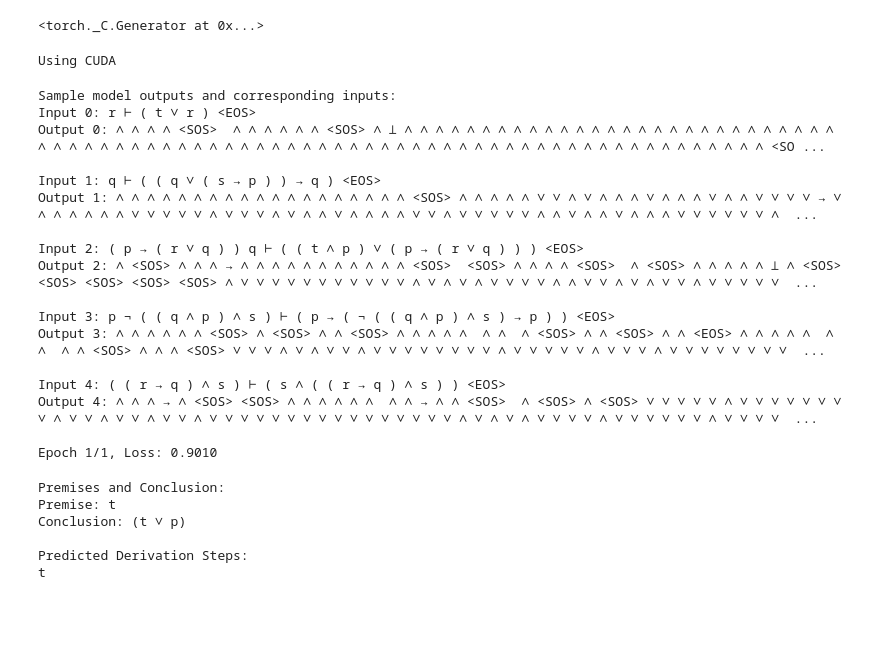
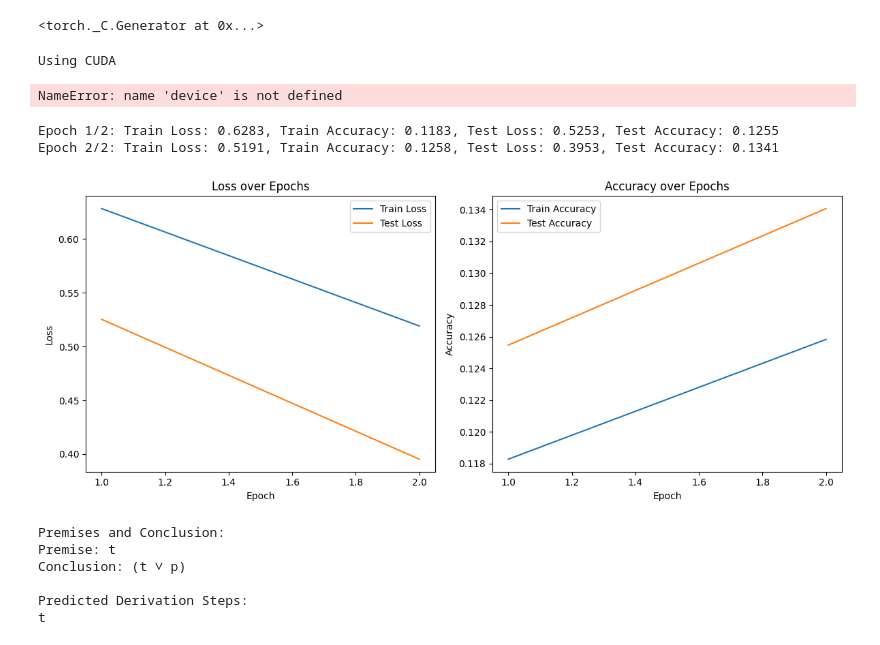
Before and after one commit to stereifberger/logical_derivations_with_transformers, a Jupyter notebook: implementation.ipynb, the cells around one changed output. Saved outputs shown, nothing was run; the diff lists cells and outputs as text; code cells hidden in the pictures; blank space fills up the shorter version.

```diff
--- a/implementation.ipynb
+++ b/implementation.ipynb
@@ -20,14 +22,19 @@ torch.manual_seed(42)
 # %%
 # Prepare data
-total_samples = 50000
+total_samples = 80000
 batch_size = 32
 data_inputs, data_targets, max_input_len, max_target_len = utils.prepare_data(num_samples=total_samples)
 t_nu = 5
 vocab_size = t_nu + 11  # Number of symbols including PAD, SOS, EOS
+inputs_train, inputs_test, targets_train, targets_test = train_test_split(
+    data_inputs, data_targets, test_size=0.2, random_state=42
+)
 
 # Construct data loader
-data = list(zip(data_inputs, data_targets))
-data_loader = DataLoader(data, batch_size=batch_size, shuffle=True, collate_fn=train_test.collate_batch)
+train_data = list(zip(inputs_train, targets_train))
+test_data = list(zip(inputs_test, targets_test))
+train_data_loader = DataLoader(train_data, batch_size=batch_size, shuffle=True, collate_fn=train_test.collate_batch)
+test_data_loader = DataLoader(test_data, batch_size=batch_size, shuffle=True, collate_fn=train_test.collate_batch)
 # %%
 # Model parameters
 input_dim = vocab_size
@@ -39,6 +46,7 @@ num_layers = 3
 dropout = 0.1
 
 # Check for avaiable GPU
+device = torch.device('cuda' if torch.cuda.is_available() else 'cpu')
 if torch.cuda.is_available():
     print("Using CUDA")
 else:
@@ -50,26 +58,13 @@ decoder = architectures.TransformerDecoder(output_dim, emb_dim, num_heads, hidde
 model = architectures.Seq2SeqTransformer(encoder, decoder, device).to(device)
 # %% [output]
 Using CUDA
+NameError: name 'device' is not defined
 # %%
 # Train the model
-model = train_test.train_model(model, data_loader, num_epochs=1, learning_rate=1e-4)
+model = train_test.train_test_model(model, train_data_loader, test_data_loader, num_epochs=2, learning_rate=1e-4)
 # %% [output]
-Sample model outputs and corresponding inputs:
-Input 0: r ⊢ ( t ∨ r ) <EOS>
-Output 0: ∧ ∧ ∧ ∧ <SOS>  ∧ ∧ ∧ ∧ ∧ ∧ <SOS> ∧ ⊥ ∧ ∧ ∧ ∧ ∧ ∧ ∧ ∧ ∧ ∧ ∧ ∧ ∧ ∧ ∧ ∧ ∧ ∧ ∧ ∧ ∧ ∧ ∧ ∧ ∧ ∧ ∧ ∧ ∧ ∧ ∧ ∧ ∧ ∧ ∧ ∧ ∧ ∧ ∧ ∧ ∧ ∧ ∧ ∧ ∧ ∧ ∧ ∧ ∧ ∧ ∧ ∧ ∧ ∧ ∧ ∧ ∧ ∧ ∧ ∧ ∧ ∧ ∧ ∧ ∧ ∧ ∧ ∧ ∧ ∧ ∧ ∧ ∧ ∧ ∧ <SO ...
-
-Input 1: q ⊢ ( ( q ∨ ( s → p ) ) → q ) <EOS>
-Output 1: ∧ ∧ ∧ ∧ ∧ ∧ ∧ ∧ ∧ ∧ ∧ ∧ ∧ ∧ ∧ ∧ ∧ ∧ ∧ <SOS> ∧ ∧ ∧ ∧ ∧ ∨ ∨ ∧ ∨ ∧ ∧ ∧ ∨ ∧ ∧ ∧ ∨ ∧ ∧ ∨ ∨ ∨ ∨ → ∨ ∧ ∧ ∧ ∧ ∧ ∧ ∨ ∨ ∨ ∨ ∨ ∧ ∨ ∨ ∨ ∧ ∨ ∧ ∧ ∨ ∧ ∧ ∧ ∧ ∨ ∨ ∧ ∨ ∨ ∨ ∨ ∨ ∧ ∧ ∨ ∧ ∧ ∨ ∧ ∧ ∧ ∨ ∨ ∨ ∨ ∨ ∨ ∧  ...
-
-Input 2: ( p → ( r ∨ q ) ) q ⊢ ( ( t ∧ p ) ∨ ( p → ( r ∨ q ) ) ) <EOS>
-Output 2: ∧ <SOS> ∧ ∧ ∧ → ∧ ∧ ∧ ∧ ∧ ∧ ∧ ∧ ∧ ∧ ∧ <SOS>  <SOS> ∧ ∧ ∧ ∧ <SOS>  ∧ <SOS> ∧ ∧ ∧ ∧ ∧ ⊥ ∧ <SOS> <SOS> <SOS> <SOS> <SOS> ∧ ∨ ∨ ∨ ∨ ∨ ∨ ∨ ∨ ∨ ∨ ∨ ∧ ∨ ∧ ∨ ∧ ∨ ∨ ∨ ∨ ∧ ∧ ∨ ∨ ∧ ∨ ∧ ∨ ∨ ∧ ∨ ∨ ∨ ∨ ∨  ...
-
-Input 3: p ¬ ( ( q ∧ p ) ∧ s ) ⊢ ( p → ( ¬ ( ( q ∧ p ) ∧ s ) → p ) ) <EOS>
-Output 3: ∧ ∧ ∧ ∧ ∧ ∧ <SOS> ∧ <SOS> ∧ ∧ <SOS> ∧ ∧ ∧ ∧ ∧  ∧ ∧  ∧ <SOS> ∧ ∧ <SOS> ∧ ∧ <EOS> ∧ ∧ ∧ ∧ ∧  ∧ ∧  ∧ ∧ <SOS> ∧ ∧ ∧ <SOS> ∨ ∨ ∨ ∧ ∨ ∧ ∨ ∨ ∧ ∨ ∨ ∨ ∨ ∨ ∨ ∨ ∨ ∧ ∨ ∨ ∨ ∨ ∨ ∧ ∨ ∨ ∨ ∧ ∨ ∨ ∨ ∨ ∨ ∨ ∨ ∨  ...
-
-Input 4: ( ( r → q ) ∧ s ) ⊢ ( s ∧ ( ( r → q ) ∧ s ) ) <EOS>
-Output 4: ∧ ∧ ∧ → ∧ <SOS> <SOS> ∧ ∧ ∧ ∧ ∧ ∧  ∧ ∧ → ∧ ∧ <SOS>  ∧ <SOS> ∧ <SOS> ∨ ∨ ∨ ∨ ∨ ∧ ∨ ∨ ∨ ∨ ∨ ∨ ∨ ∨ ∧ ∨ ∨ ∧ ∨ ∨ ∧ ∨ ∨ ∧ ∨ ∨ ∨ ∨ ∨ ∨ ∨ ∨ ∨ ∨ ∨ ∨ ∨ ∨ ∨ ∨ ∧ ∨ ∧ ∨ ∧ ∨ ∨ ∨ ∨ ∧ ∨ ∨ ∨ ∨ ∨ ∨ ∧ ∨ ∨ ∨ ∨  ...
-
-Epoch 1/1, Loss: 0.9010
+Epoch 1/2: Train Loss: 0.6283, Train Accuracy: 0.1183, Test Loss: 0.5253, Test Accuracy: 0.1255
+Epoch 2/2: Train Loss: 0.5191, Train Accuracy: 0.1258, Test Loss: 0.3953, Test Accuracy: 0.1341
+[figure, added]
 # %%
 # Test the model
```
Also changed, not shown: parts of 2 cells of this notebook, 1 other file.
